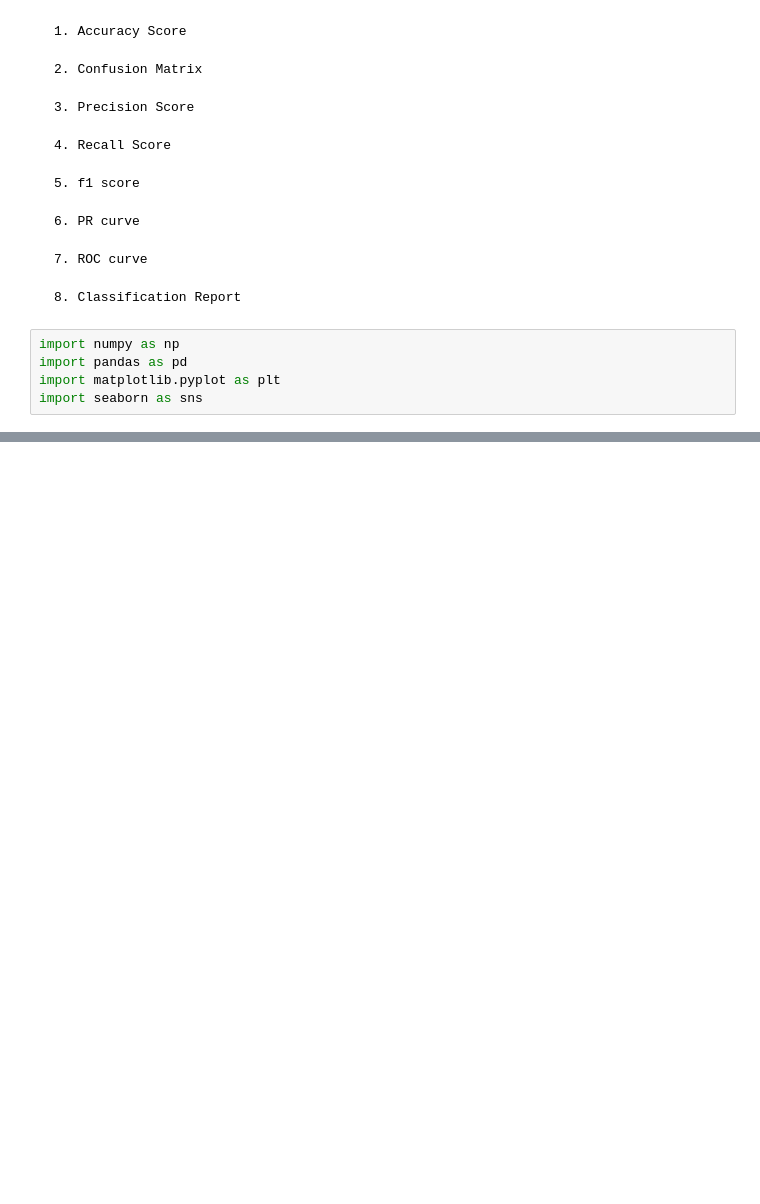
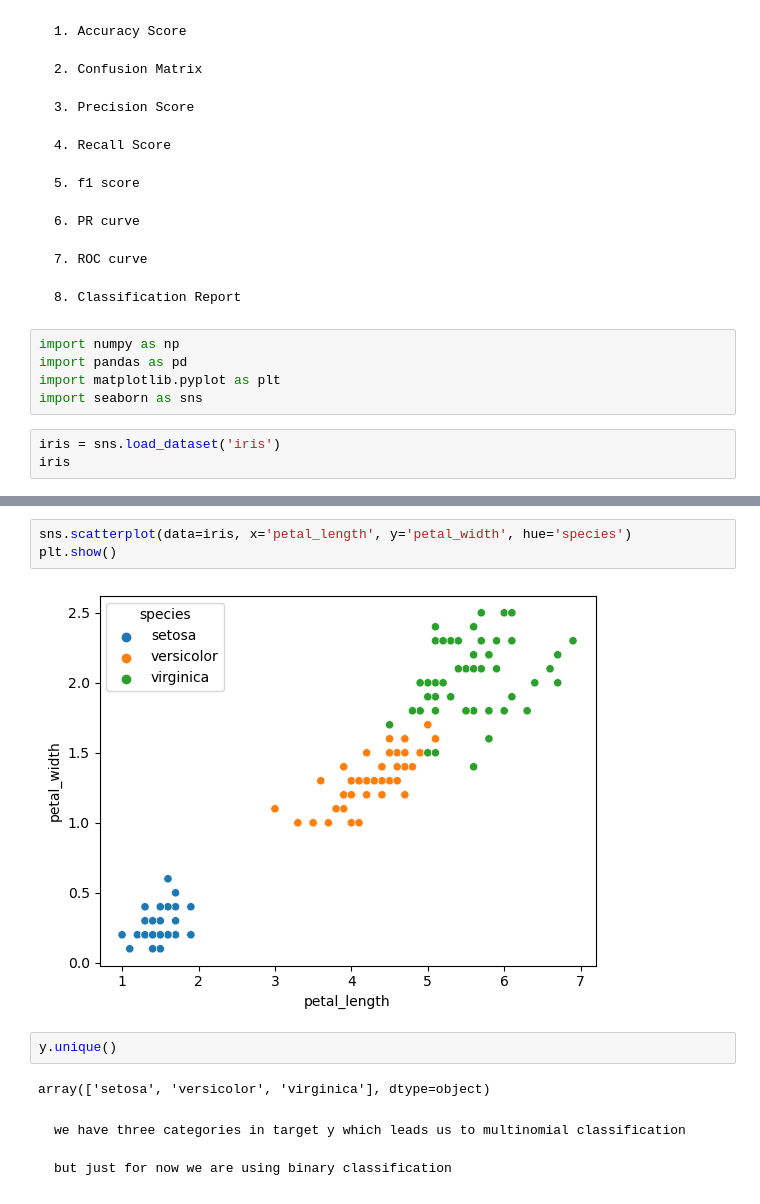
Before and after one commit to DeepratanKushwaha/ML-1-July-24, a Jupyter notebook: 19.Classification matrices.ipynb, the cells around one changed output, grey strips where cells are left out. Saved outputs shown, nothing was run; the diff lists cells and outputs as text; blank space fills up the shorter version.

Commit message:
precision recall curve

```diff
--- a/19.Classification matrices.ipynb
+++ b/19.Classification matrices.ipynb
@@ -21,3 +21,6 @@ import numpy as np
 import pandas as pd
 import matplotlib.pyplot as plt
 import seaborn as sns
+# %%
+iris = sns.load_dataset('iris')
+iris
@@ -23,0 +75,13 @@ import seaborn as sns
+# %%
+sns.scatterplot(data=iris, x='petal_length', y='petal_width', hue='species')
+plt.show()
+# %% [output]
+[figure, added]
+# %%
+y.unique()
+# %% [output]
+array(['setosa', 'versicolor', 'virginica'], dtype=object)
+# %% [markdown]
+    we have three categories in target y which leads us to multinomial classification
+
+    but just for now we are using binary classification
```
Also changed, not shown: parts of 86 cells of this notebook.
